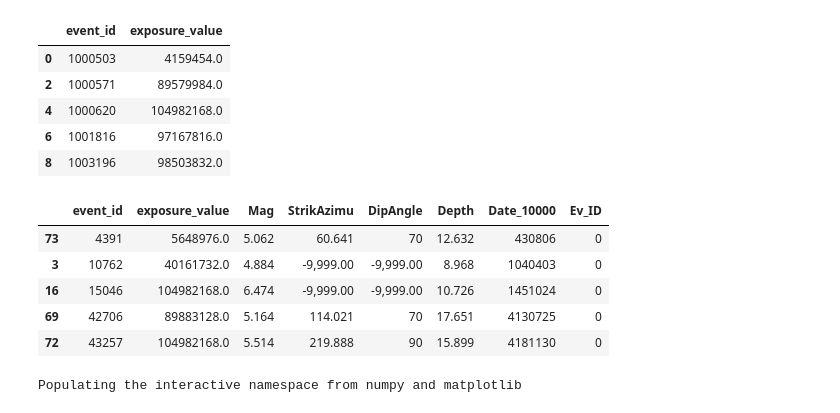
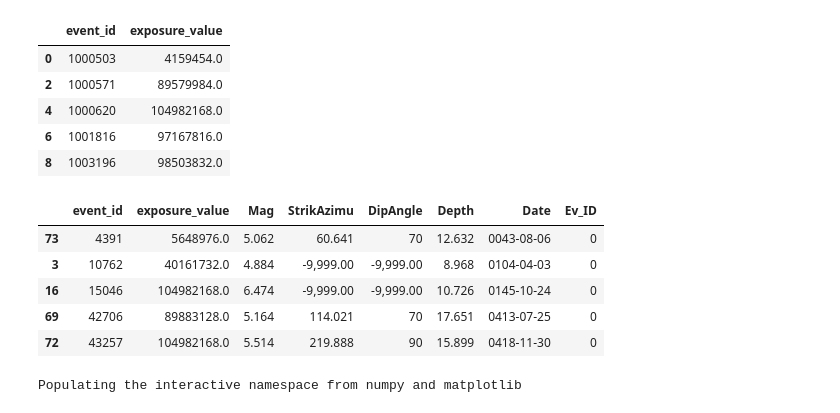
Before and after one commit to OasisLMF/ZurichWorkshop2018, a Jupyter notebook: excercise2.ipynb, the cells around one changed output. Cells and saved outputs as stored; diff of their text form; code cells hidden in the pictures.

```diff
--- a/excercise2.ipynb
+++ b/excercise2.ipynb
@@ -504,17 +505,26 @@ loss_event_dict.head()
 | 4 | 1000620 | 104982168.0 |
 | 6 | 1001816 | 97167816.0 |
 | 8 | 1003196 | 98503832.0 |
-# %%
-loss_event_detail = pd.merge(loss_event_dict, event_data, on = 'event_id')
-loss_event_detail= loss_event_detail.sort_values(by='Date_10000')
-loss_event_detail.head()
-# %% [output]
-|  | event_id | exposure_value | Mag | StrikAzimu | DipAngle | Depth | Date_10000 | Ev_ID |
-| 73 | 4391 | 5648976.0 | 5.062 | 60.641 | 70 | 12.632 | 430806 | 0 |
-| 3 | 10762 | 40161732.0 | 4.884 | -9,999.00 | -9,999.00 | 8.968 | 1040403 | 0 |
-| 16 | 15046 | 104982168.0 | 6.474 | -9,999.00 | -9,999.00 | 10.726 | 1451024 | 0 |
-| 69 | 42706 | 89883128.0 | 5.164 | 114.021 | 70 | 17.651 | 4130725 | 0 |
-| 72 | 43257 | 104982168.0 | 5.514 | 219.888 | 90 | 15.899 | 4181130 | 0 |
+# %%
+loss_event_detail = pd.merge(loss_event_dict, event_data, on = 'event_id')
+loss_event_detail= loss_event_detail.sort_values(by='Date_10000')
+for i in range(len(loss_event_detail)):
+    date = str(loss_event_detail.loc[i, 'Date_10000'])
+    if len(date) < 8:
+        date = "0"*(8-len(date)) + date
+    date = datetime.datetime.strptime(date, "%Y%m%d").date()
+    loss_event_detail.loc[i, 'Date_10000'] = str(date)
+loss_event_detail.rename(columns={'Date_10000':'Date'}, inplace=True)
+
+
+loss_event_detail.head()
+# %% [output]
+|  | event_id | exposure_value | Mag | StrikAzimu | DipAngle | Depth | Date | Ev_ID |
+| 73 | 4391 | 5648976.0 | 5.062 | 60.641 | 70 | 12.632 | 0043-08-06 | 0 |
+| 3 | 10762 | 40161732.0 | 4.884 | -9,999.00 | -9,999.00 | 8.968 | 0104-04-03 | 0 |
+| 16 | 15046 | 104982168.0 | 6.474 | -9,999.00 | -9,999.00 | 10.726 | 0145-10-24 | 0 |
+| 69 | 42706 | 89883128.0 | 5.164 | 114.021 | 70 | 17.651 | 0413-07-25 | 0 |
+| 72 | 43257 | 104982168.0 | 5.514 | 219.888 | 90 | 15.899 | 0418-11-30 | 0 |
 # %%
 %pylab inline
 pylab.rcParams['figure.figsize'] = (20, 20)
```
Also changed, not shown: parts of 3 cells of this notebook.
